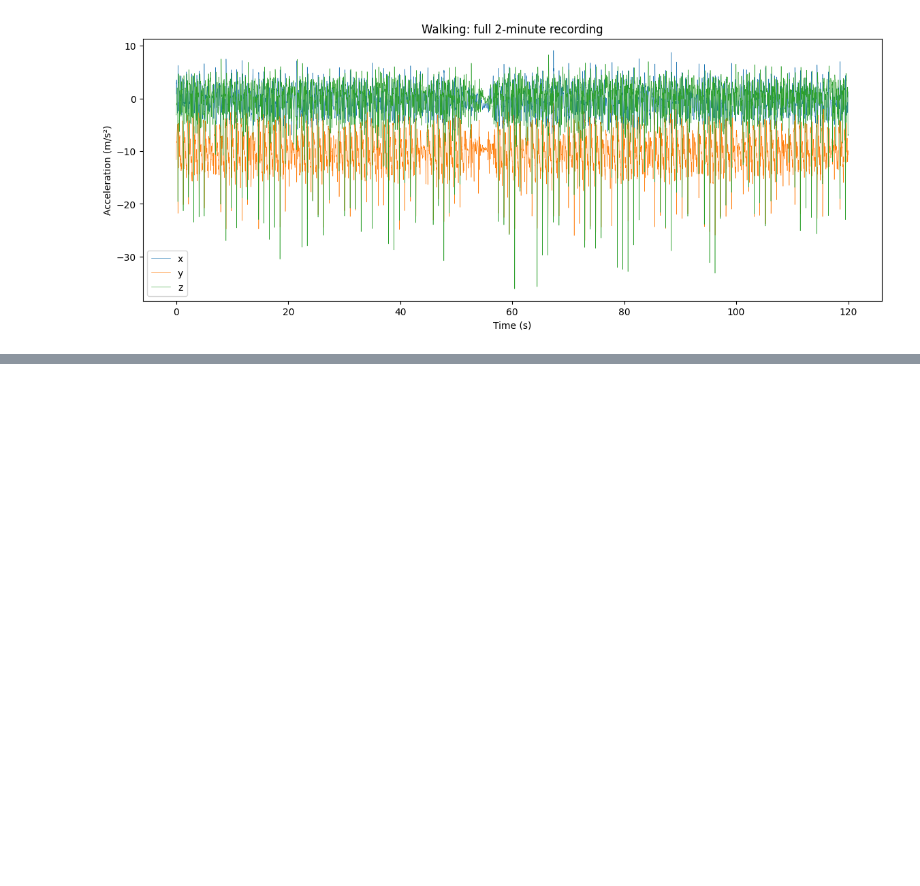
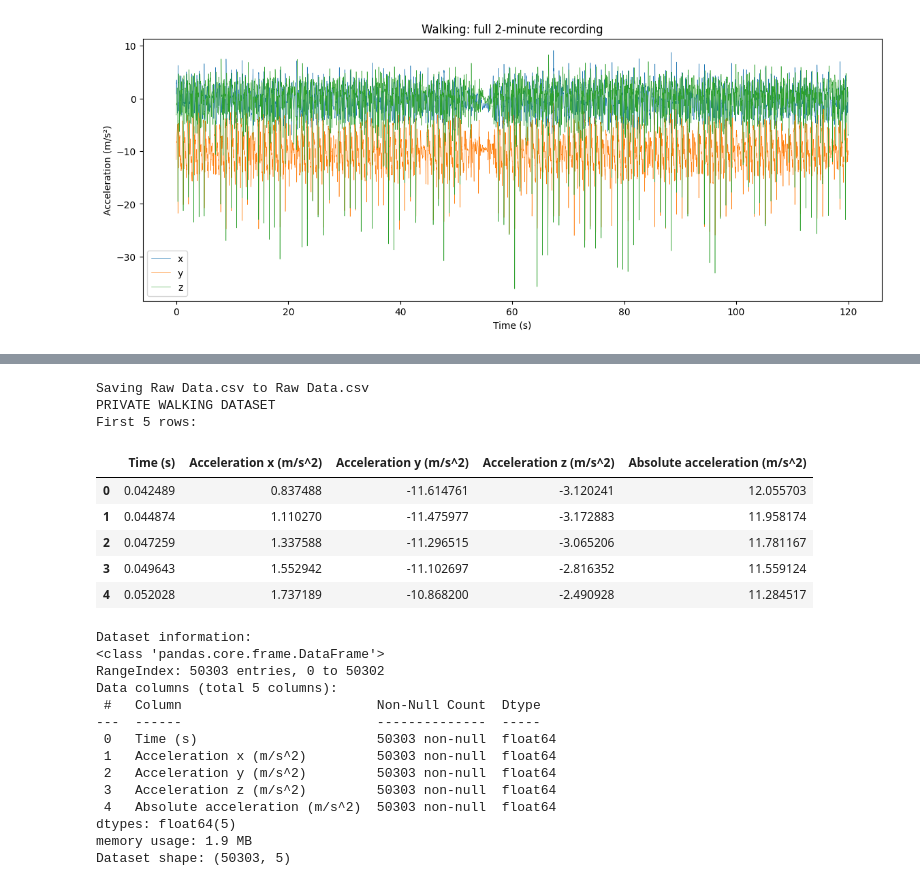
Before and after one commit to amnam4751-sys/HAR-Walking-Recognition-, a Jupyter notebook: PRIVATE_DATASET_IOT_Human_activity_walking_DR_ephin_(_29_10_2026).ipynb, the cells around one changed output, grey strips where cells are left out. Saved outputs shown, nothing was run; the diff lists cells and outputs as text; code cells hidden in the pictures; blank space fills up the shorter version.

```diff
--- a/PRIVATE_DATASET_IOT_Human_activity_walking_DR_ephin_(_29_10_2026).ipynb
+++ b/PRIVATE_DATASET_IOT_Human_activity_walking_DR_ephin_(_29_10_2026).ipynb
@@ -149,3 +151,27 @@ plt.legend()
 plt.show()
 # %% [output]
 [figure]
+# %%
+import pandas as pd
+from google.colab import files
+import io
+
+# Upload raw walking sensor data
+uploaded = files.upload()
+
+# Read the CSV file
+file_name = next(iter(uploaded))
+df = pd.read_csv(io.BytesIO(uploaded[file_name]))
+
+# Display the dataset
+print("PRIVATE WALKING DATASET")
+print("First 5 rows:")
+display(df.head())
+
+# Show columns and data types
+print("Dataset information:")
+df.info()
+
+# Check dataset size
+print("Dataset shape:", df.shape)
+# %% [output]
@@ -151,0 +179,23 @@ plt.show()
+Saving Raw Data.csv to Raw Data.csv
+PRIVATE WALKING DATASET
+First 5 rows:
+|  | Time (s) | Acceleration x (m/s^2) | Acceleration y (m/s^2) | Acceleration z (m/s^2) | Absolute acceleration (m/s^2) |
+| 0 | 0.042489 | 0.837488 | -11.614761 | -3.120241 | 12.055703 |
+| 1 | 0.044874 | 1.110270 | -11.475977 | -3.172883 | 11.958174 |
+| 2 | 0.047259 | 1.337588 | -11.296515 | -3.065206 | 11.781167 |
+| 3 | 0.049643 | 1.552942 | -11.102697 | -2.816352 | 11.559124 |
+| 4 | 0.052028 | 1.737189 | -10.868200 | -2.490928 | 11.284517 |
+Dataset information:
+<class 'pandas.core.frame.DataFrame'>
+RangeIndex: 50303 entries, 0 to 50302
+Data columns (total 5 columns):
+ #   Column                         Non-Null Count  Dtype
+---  ------                         --------------  -----
+ 0   Time (s)                       50303 non-null  float64
+ 1   Acceleration x (m/s^2)         50303 non-null  float64
+ 2   Acceleration y (m/s^2)         50303 non-null  float64
+ 3   Acceleration z (m/s^2)         50303 non-null  float64
+ 4   Absolute acceleration (m/s^2)  50303 non-null  float64
+dtypes: float64(5)
+memory usage: 1.9 MB
+Dataset shape: (50303, 5)
```
Also changed, not shown: parts of 4 cells of this notebook.
